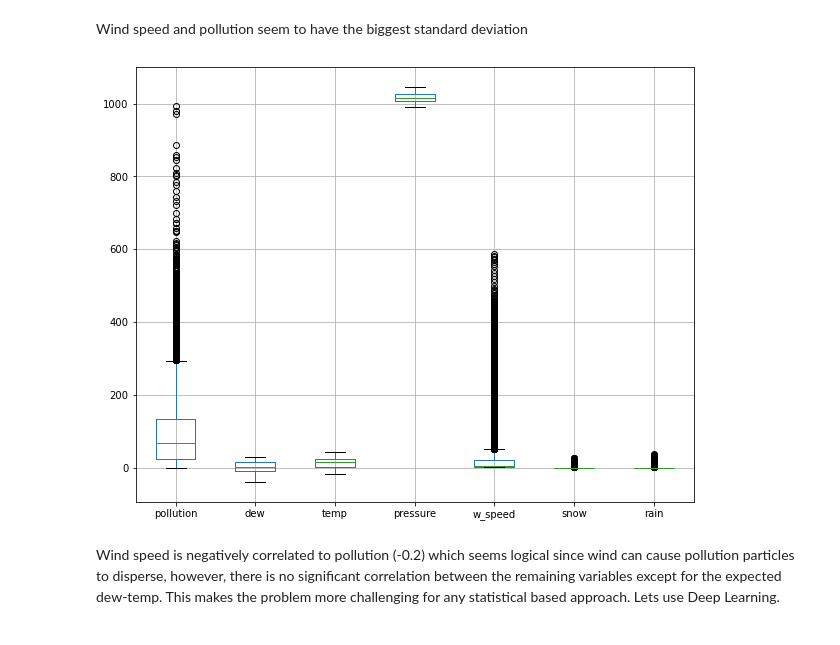
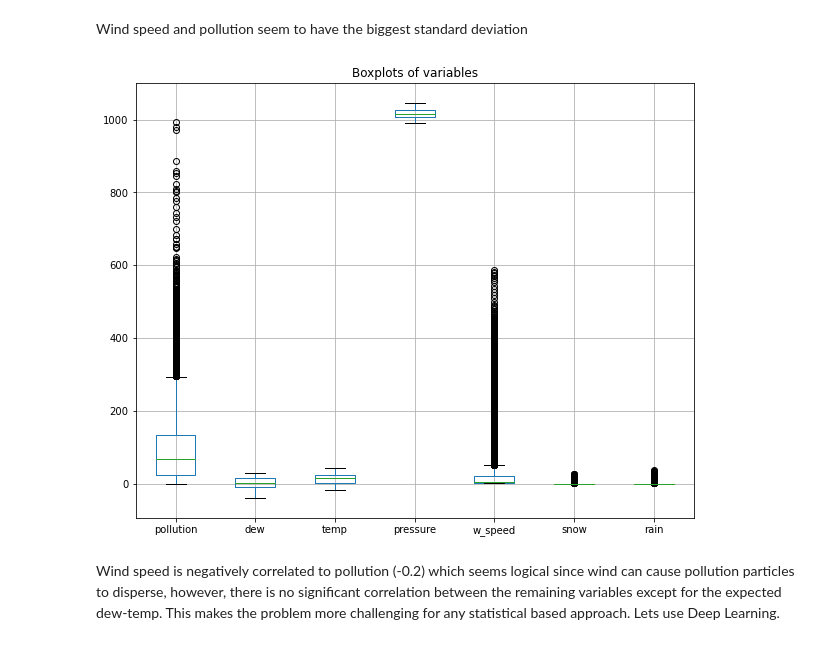
Before and after one commit to alexdrc00/Beijing-Air-Quality, a Jupyter notebook: notebooks/beijing-us-air-quality.ipynb, the cells around one changed output. Cells and saved outputs as stored; diff of their text form; code cells hidden in the pictures.

```diff
--- a/notebooks/beijing-us-air-quality.ipynb
+++ b/notebooks/beijing-us-air-quality.ipynb
@@ -148,11 +149,12 @@ plt.show()
 # %% [markdown]
 Wind speed and pollution seem to have the biggest standard deviation
 # %%
-plt.figure(figsize=(10,8))
+plt.figure(figsize=(8,6))
 df_clean.boxplot()
+plt.title('Boxplots of variables')
 plt.show()
 # %% [output]
-[figure, old version]
+[figure, new version]
 # %% [markdown]
 Wind speed is negatively correlated to pollution (-0.2) which seems logical since wind can cause pollution particles to disperse, however, there is no significant correlation between the remaining variables except for the expected dew-temp. This makes the problem more challenging for any statistical based approach. Lets use Deep Learning.
 # %%
```
Also changed, not shown: parts of 9 cells of this notebook, 11 other files.
